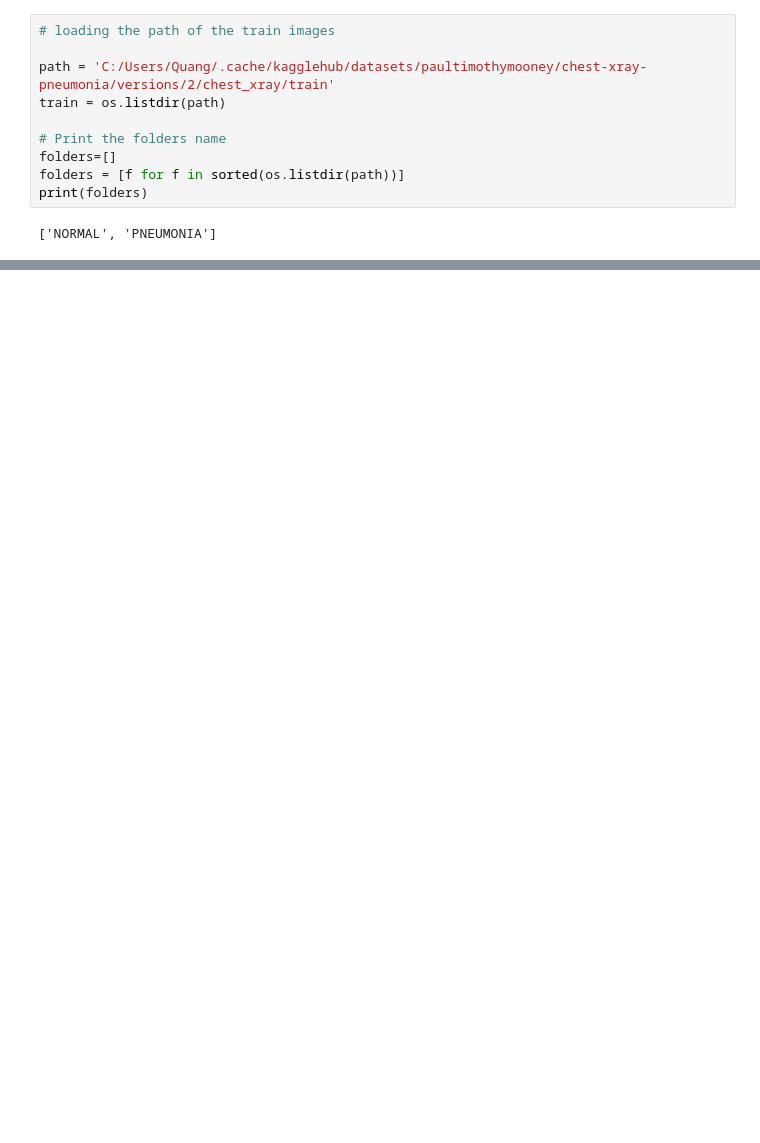
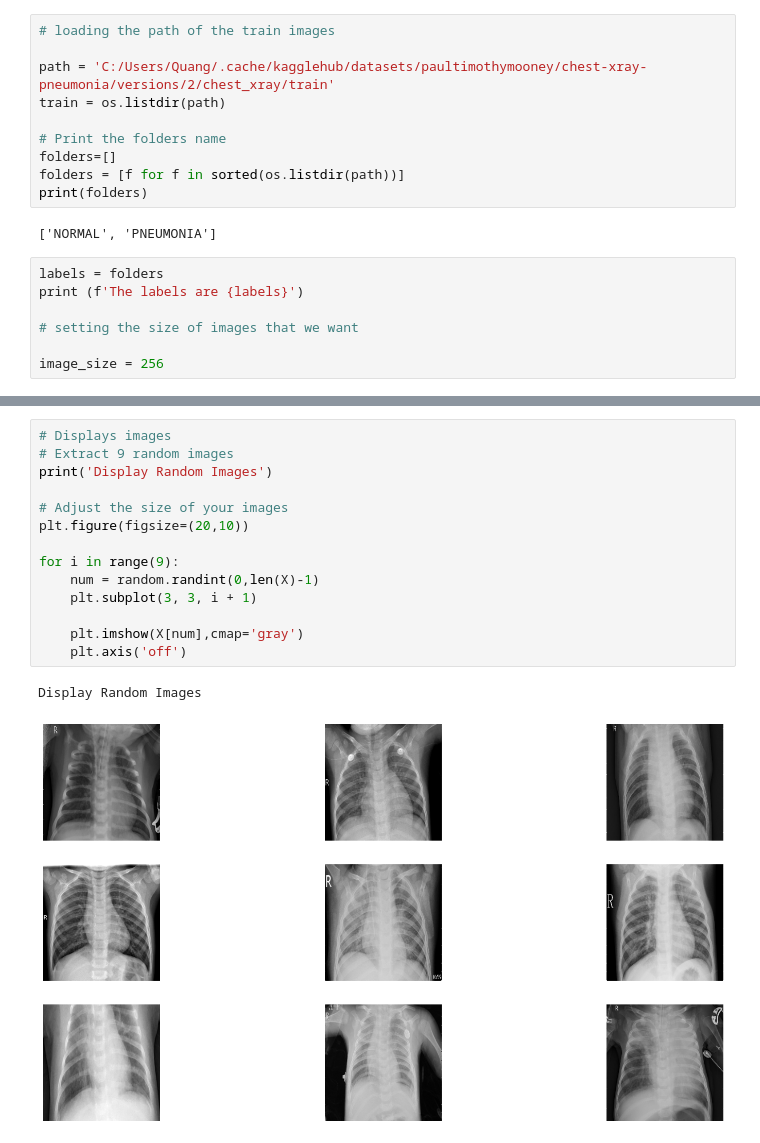
Before and after one commit to quangptt0910/Xray_disease_detector, a Jupyter notebook: main.ipynb, the cells around one changed output, grey strips where cells are left out. Cells and saved outputs as stored; diff of their text form; blank space fills up the shorter version.

```diff
--- a/main.ipynb
+++ b/main.ipynb
@@ -57,4 +57,10 @@ print(folders)
 # %% [output]
 ['NORMAL', 'PNEUMONIA']
 # %%
+labels = folders
+print (f'The labels are {labels}')
+
+# setting the size of images that we want
+
+image_size = 256
 # %% [output]
@@ -61,0 +144,17 @@ print(folders)
+# %%
+# Displays images
+# Extract 9 random images
+print('Display Random Images')
+
+# Adjust the size of your images
+plt.figure(figsize=(20,10))
+
+for i in range(9):
+    num = random.randint(0,len(X)-1)
+    plt.subplot(3, 3, i + 1)
+
+    plt.imshow(X[num],cmap='gray')
+    plt.axis('off')
+# %% [output]
+Display Random Images
+[figure, added]
```
Also changed, not shown: parts of 7 cells of this notebook.
